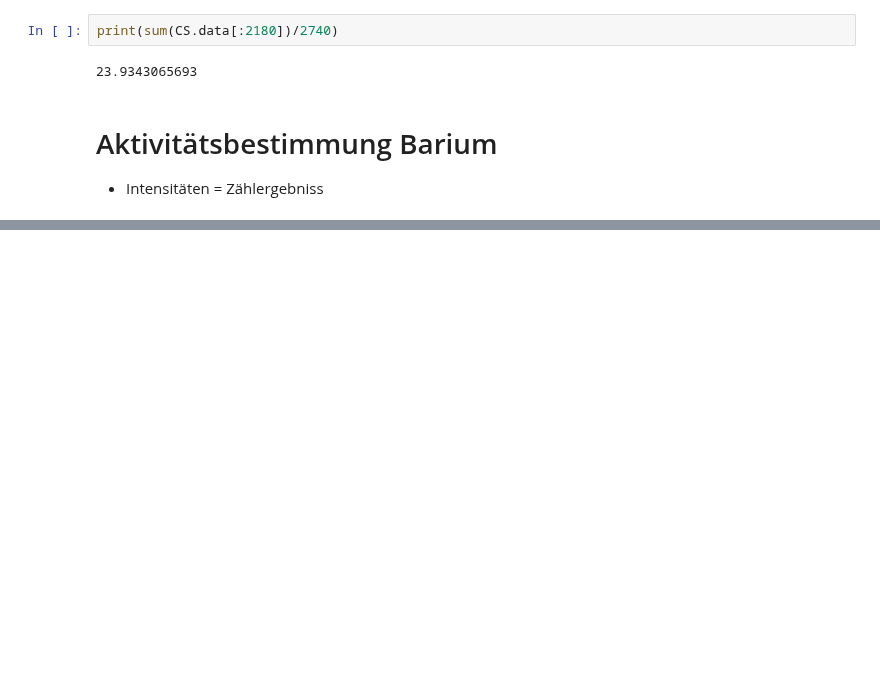
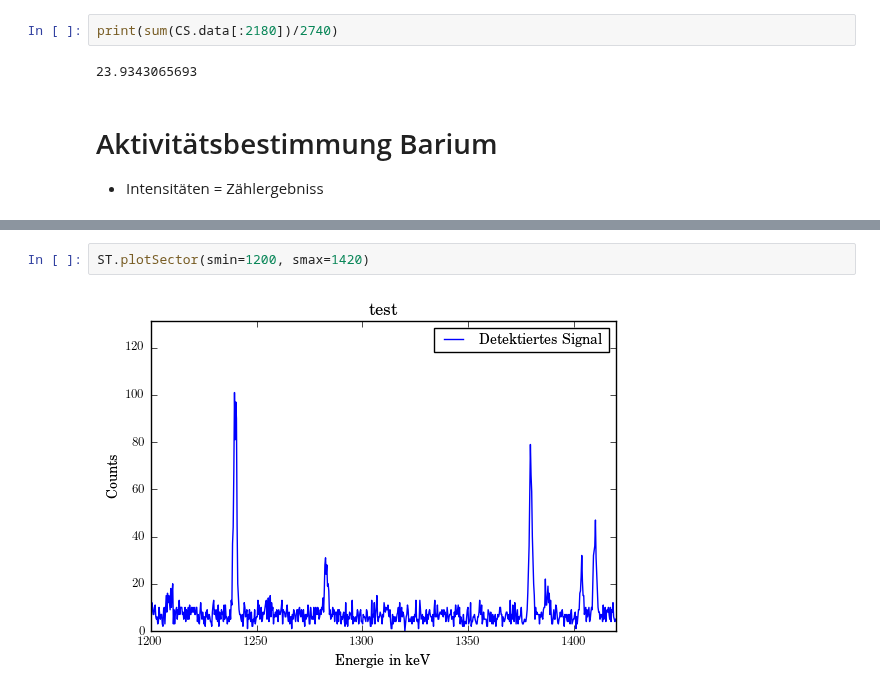
Before and after one commit to MaxSac/FP-Praktikum, a Jupyter notebook: 03-09.01.2017/calculation.ipynb, the cells around one changed output, grey strips where cells are left out. Saved outputs shown, nothing was run; the diff lists cells and outputs as text; blank space fills up the shorter version.

```diff
--- a/03-09.01.2017/calculation.ipynb
+++ b/03-09.01.2017/calculation.ipynb
@@ -432,0 +446,4 @@ print(ST.peak[0,:])
+# %%
+ST.plotSector(smin=1200, smax=1420)
+# %% [output]
+[figure, added]
```
Also changed, not shown: parts of 4 cells of this notebook, 11 other files.
